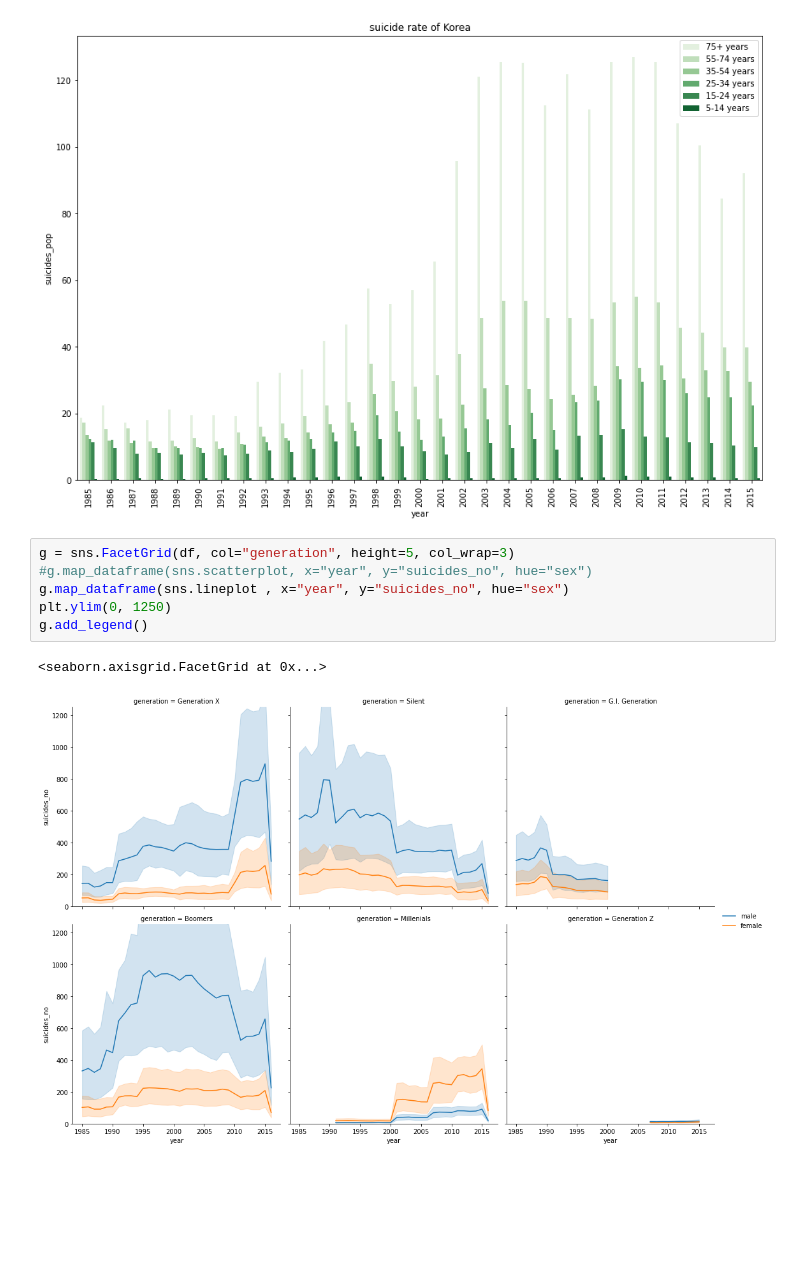
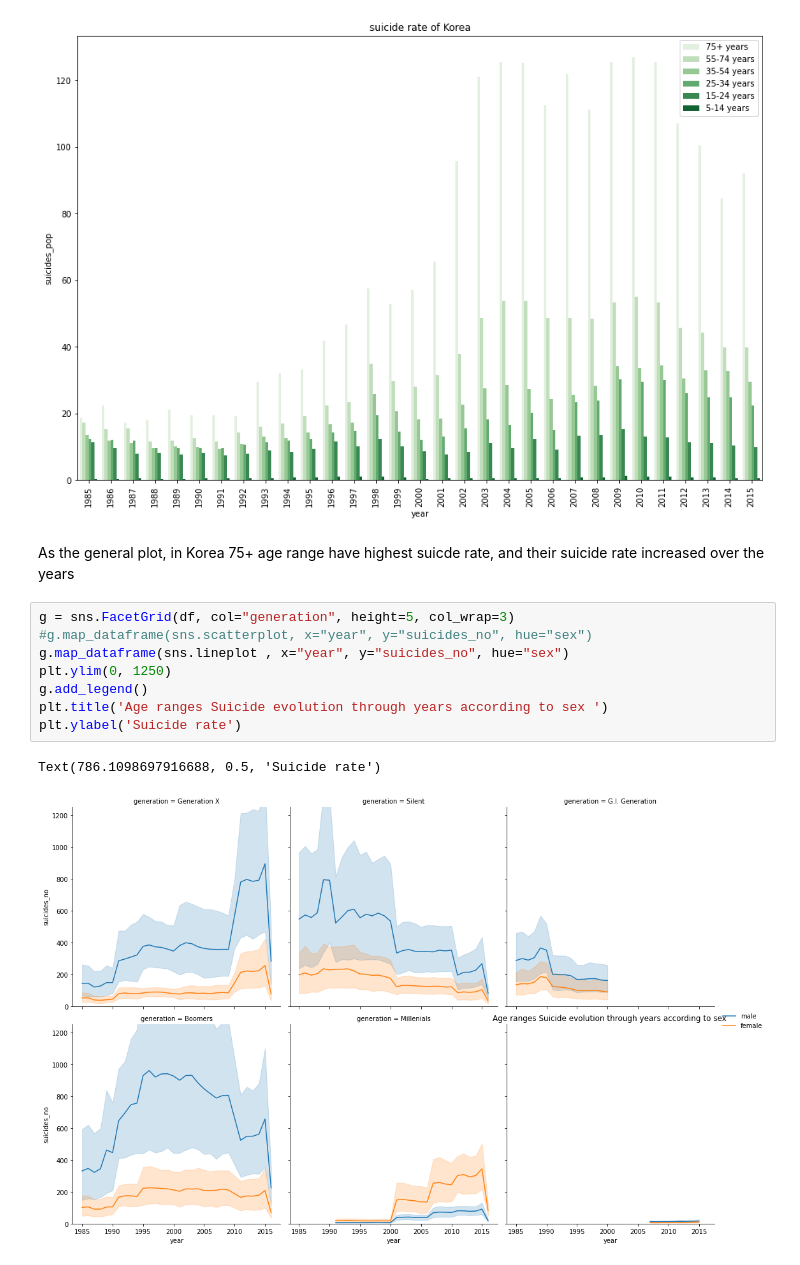
Before and after one commit to SarahKaren4/suicide_analysis, a Jupyter notebook: Part_II_slide_deck_template.ipynb, the cells around one changed output. Saved outputs shown, nothing was run; the diff lists cells and outputs as text; blank space fills up the shorter version.

```diff
--- a/Part_II_slide_deck_template.ipynb
+++ b/Part_II_slide_deck_template.ipynb
@@ -93,12 +100,16 @@ plt.legend()
 plt.show()
 # %% [output]
 [figure]
+# %% [markdown]
+As the general plot, in Korea 75+ age range have highest suicde rate, and their suicide rate increased over the years
 # %%
 g = sns.FacetGrid(df, col="generation", height=5, col_wrap=3)
 #g.map_dataframe(sns.scatterplot, x="year", y="suicides_no", hue="sex")
 g.map_dataframe(sns.lineplot , x="year", y="suicides_no", hue="sex")
 plt.ylim(0, 1250)
 g.add_legend()
+plt.title('Age ranges Suicide evolution through years according to sex ')
+plt.ylabel('Suicide rate')
 # %% [output]
-<seaborn.axisgrid.FacetGrid at 0x...>
+Text(786.1098697916688, 0.5, 'Suicide rate')
-[figure, old version]
+[figure, new version]
```
Also changed, not shown: parts of 7 cells of this notebook, 2 other files.
